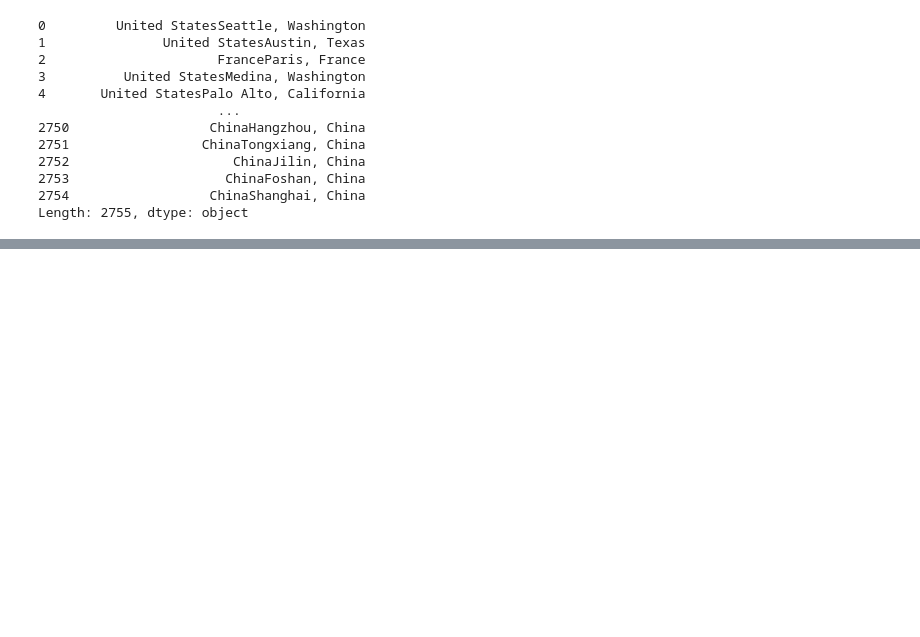
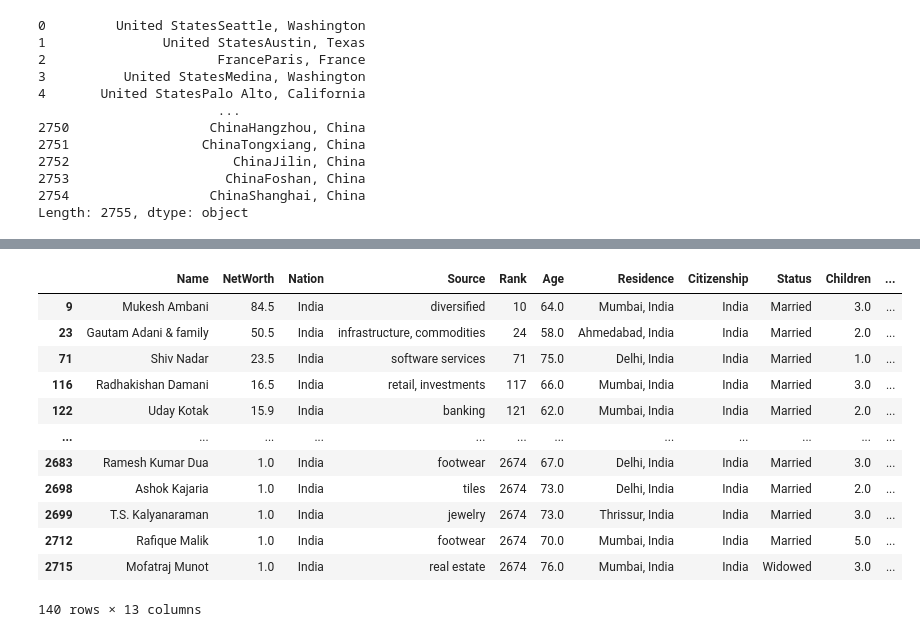
Before and after one commit to 0098goutham/Rubicon_Python_workshop, a Jupyter notebook: Rubicon_Python_D6.ipynb, the cells around one changed output, grey strips where cells are left out. Saved outputs shown, nothing was run; the diff lists cells and outputs as text; code cells hidden in the pictures; blank space fills up the shorter version.

```diff
--- a/Rubicon_Python_D6.ipynb
+++ b/Rubicon_Python_D6.ipynb
@@ -178,3 +178,19 @@ df
 | 2753 | Zhong Naixiong | 1.0 | China | conglomerate | 2674 | 58.0 | Foshan, China | China | NaN | NaN | ... |
 | 2754 | Zhou Wei family | 1.0 | China | Software | 2674 | 54.0 | Shanghai, China | China | Married | NaN | ... |
 2755 rows × 13 columns
+# %%
+df[df["Nation"]=="India"]
+# %% [output]
+|  | Name | NetWorth | Nation | Source | Rank | Age | Residence | Citizenship | Status | Children | ... |
+| 9 | Mukesh Ambani | 84.5 | India | diversified | 10 | 64.0 | Mumbai, India | India | Married | 3.0 | ... |
+| 23 | Gautam Adani & family | 50.5 | India | infrastructure, commodities | 24 | 58.0 | Ahmedabad, India | India | Married | 2.0 | ... |
+| 71 | Shiv Nadar | 23.5 | India | software services | 71 | 75.0 | Delhi, India | India | Married | 1.0 | ... |
+| 116 | Radhakishan Damani | 16.5 | India | retail, investments | 117 | 66.0 | Mumbai, India | India | Married | 3.0 | ... |
+| 122 | Uday Kotak | 15.9 | India | banking | 121 | 62.0 | Mumbai, India | India | Married | 2.0 | ... |
+| ... | ... | ... | ... | ... | ... | ... | ... | ... | ... | ... | ... |
+| 2683 | Ramesh Kumar Dua | 1.0 | India | footwear | 2674 | 67.0 | Delhi, India | India | Married | 3.0 | ... |
+| 2698 | Ashok Kajaria | 1.0 | India | tiles | 2674 | 73.0 | Delhi, India | India | Married | 2.0 | ... |
+| 2699 | T.S. Kalyanaraman | 1.0 | India | jewelry | 2674 | 73.0 | Thrissur, India | India | Married | 3.0 | ... |
+| 2712 | Rafique Malik | 1.0 | India | footwear | 2674 | 70.0 | Mumbai, India | India | Married | 5.0 | ... |
+| 2715 | Mofatraj Munot | 1.0 | India | real estate | 2674 | 76.0 | Mumbai, India | India | Widowed | 3.0 | ... |
+140 rows × 13 columns
```
Also changed, not shown: parts of 7 cells of this notebook.
